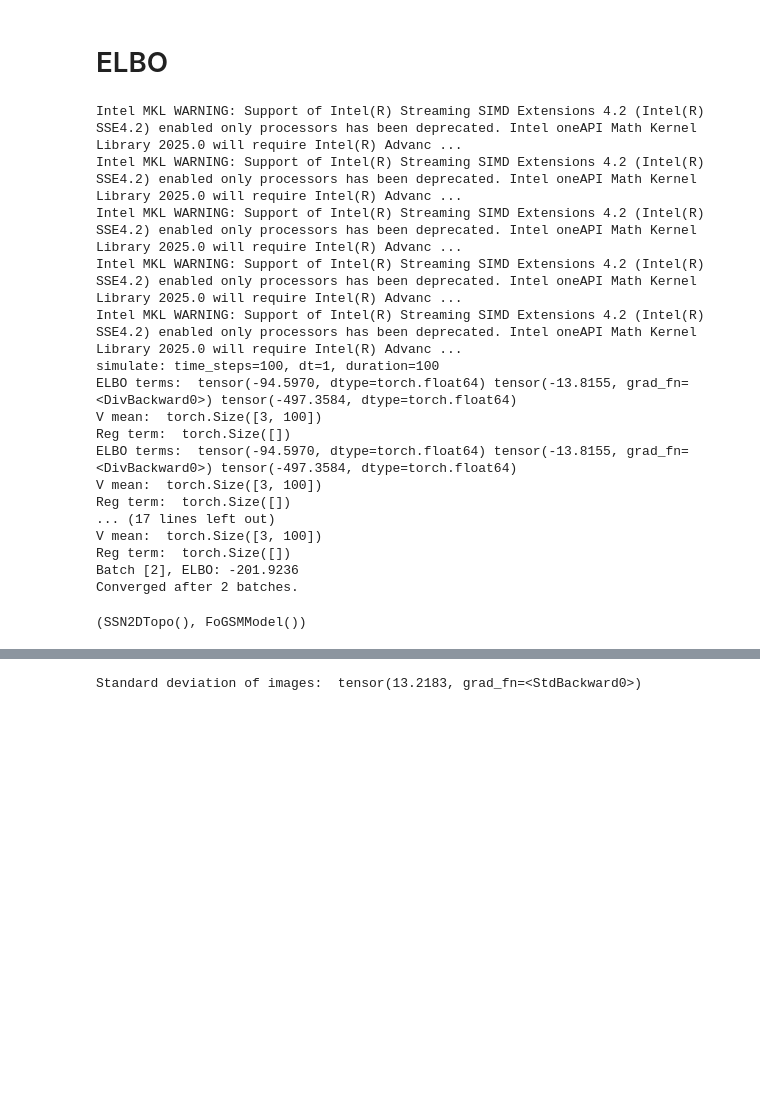
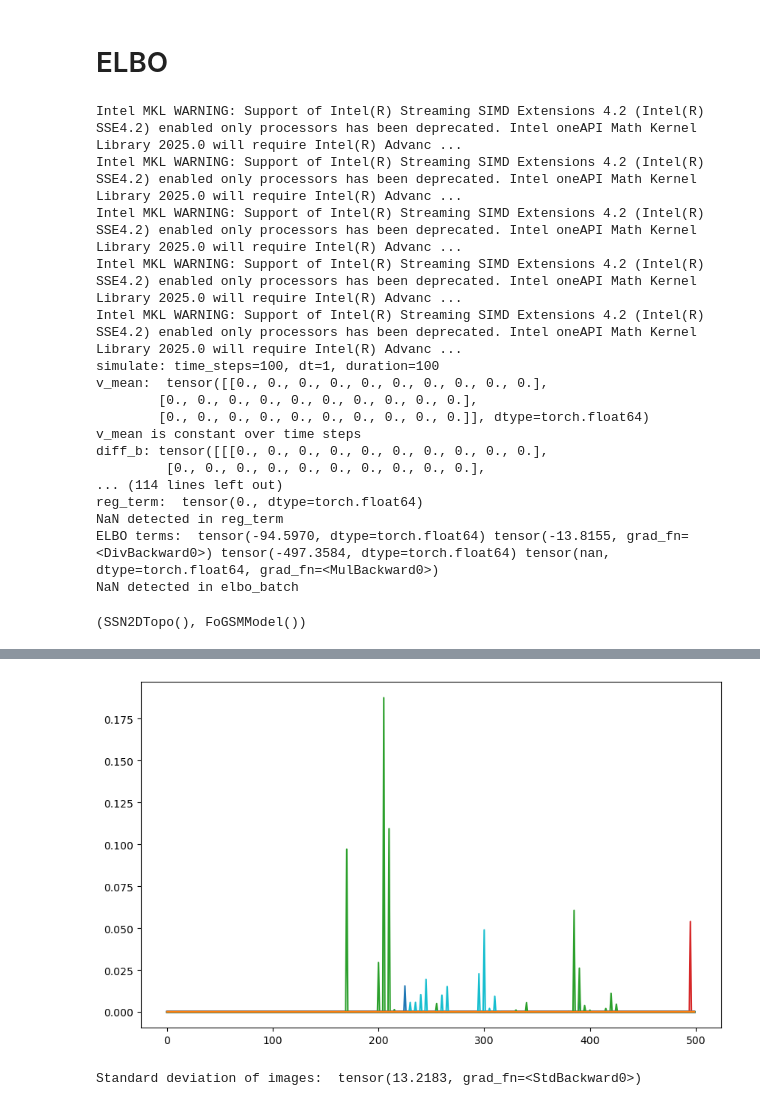
Before and after one commit to NandiniShiralkar/IIB-Project, a Jupyter notebook: Final_Combined.ipynb, the cells around one changed output, grey strips where cells are left out. Saved outputs shown, nothing was run; the diff lists cells and outputs as text; code cells hidden in the pictures; blank space fills up the shorter version.

```diff
--- a/Final_Combined.ipynb
+++ b/Final_Combined.ipynb
@@ -845,7 +882,7 @@ class DirectFit:
         return self.ssn_model, self.fogsm_model
 # %%
 direct_fit = DirectFit(ssn_params, fogsm_params)
-direct_fit.optimise_elbo(batch_size=3, num_samples_a=10, optimizer_cls=Adam, lr=0.001, duration=100, dt=1) #TODO: grab samples every 5ms
+direct_fit.optimise_elbo(batch_size=3, num_samples_a=10, optimizer_cls=Adam, lr=0.1, duration=100, dt=1) #TODO: grab samples every 5ms
 # %% [output]
 Intel MKL WARNING: Support of Intel(R) Streaming SIMD Extensions 4.2 (Intel(R) SSE4.2) enabled only processors has been deprecated. Intel oneAPI Math Kernel Library 2025.0 will require Intel(R) Advanc ...
 Intel MKL WARNING: Support of Intel(R) Streaming SIMD Extensions 4.2 (Intel(R) SSE4.2) enabled only processors has been deprecated. Intel oneAPI Math Kernel Library 2025.0 will require Intel(R) Advanc ...
@@ -853,15 +890,43 @@ Intel MKL WARNING: Support of Intel(R) Streaming SIMD Extensions 4.2 (Intel(R) S
 Intel MKL WARNING: Support of Intel(R) Streaming SIMD Extensions 4.2 (Intel(R) SSE4.2) enabled only processors has been deprecated. Intel oneAPI Math Kernel Library 2025.0 will require Intel(R) Advanc ...
 Intel MKL WARNING: Support of Intel(R) Streaming SIMD Extensions 4.2 (Intel(R) SSE4.2) enabled only processors has been deprecated. Intel oneAPI Math Kernel Library 2025.0 will require Intel(R) Advanc ...
 simulate: time_steps=100, dt=1, duration=100
-ELBO terms:  tensor(-94.5970, dtype=torch.float64) tensor(-13.8155, grad_fn=<DivBackward0>) tensor(-497.3584, dtype=torch.float64)
-V mean:  torch.Size([3, 100])
-Reg term:  torch.Size([])
-ELBO terms:  tensor(-94.5970, dtype=torch.float64) tensor(-13.8155, grad_fn=<DivBackward0>) tensor(-497.3584, dtype=torch.float64)
-V mean:  torch.Size([3, 100])
-Reg term:  torch.Size([])
-... (17 lines left out)
-V mean:  torch.Size([3, 100])
-Reg term:  torch.Size([])
-Batch [2], ELBO: -201.9236
-Converged after 2 batches.
+v_mean:  tensor([[0., 0., 0., 0., 0., 0., 0., 0., 0., 0.],
+        [0., 0., 0., 0., 0., 0., 0., 0., 0., 0.],
+        [0., 0., 0., 0., 0., 0., 0., 0., 0., 0.]], dtype=torch.float64)
+v_mean is constant over time steps
+diff_b: tensor([[[0., 0., 0., 0., 0., 0., 0., 0., 0., 0.],
+         [0., 0., 0., 0., 0., 0., 0., 0., 0., 0.],
+... (114 lines left out)
+reg_term:  tensor(0., dtype=torch.float64)
+NaN detected in reg_term
+ELBO terms:  tensor(-94.5970, dtype=torch.float64) tensor(-13.8155, grad_fn=<DivBackward0>) tensor(-497.3584, dtype=torch.float64) tensor(nan, dtype=torch.float64, grad_fn=<MulBackward0>)
+NaN detected in elbo_batch
 (SSN2DTopo(), FoGSMModel())
+# %%
+ssn_model = direct_fit.ssn_model
+fogsm_model = direct_fit.fogsm_model
+
+# Generate a sample from the FoGSM model
+I, g = fogsm_model.samples()
+I = I.unsqueeze(0)
+
+# Process the input
+input_weighted = ssn_model.process_input(I)
+
+# Generate correlated noise
+dt = 1
+Nt = 500
+corr_time = 20
+noise = ssn_model.make_correlated_noise(dt, Nt, corr_time)
+
+# Simulate the SSN model
+potentials = ssn_model.simulate_batch(input_weighted, duration=500, dt=1,noise=noise)
+rates = ssn_model.powlaw(potentials)
+
+# Plot the rate of ith neuron over time
+for i in range(ssn_model.Ne):
+    if rates[0,:,i].max() < 10000:
+        plt.plot(rates[0,:,i].detach().numpy())
+    else:
+        print("Rate of neuron ",i," is too high to plot")
+# %% [output]
@@ -868,3 +939,4 @@ Converged after 2 batches.
+[figure, added]
 # %%
 # Compute the standard deviation of FoGSM images
 
```
Also changed, not shown: parts of 6 cells of this notebook.
